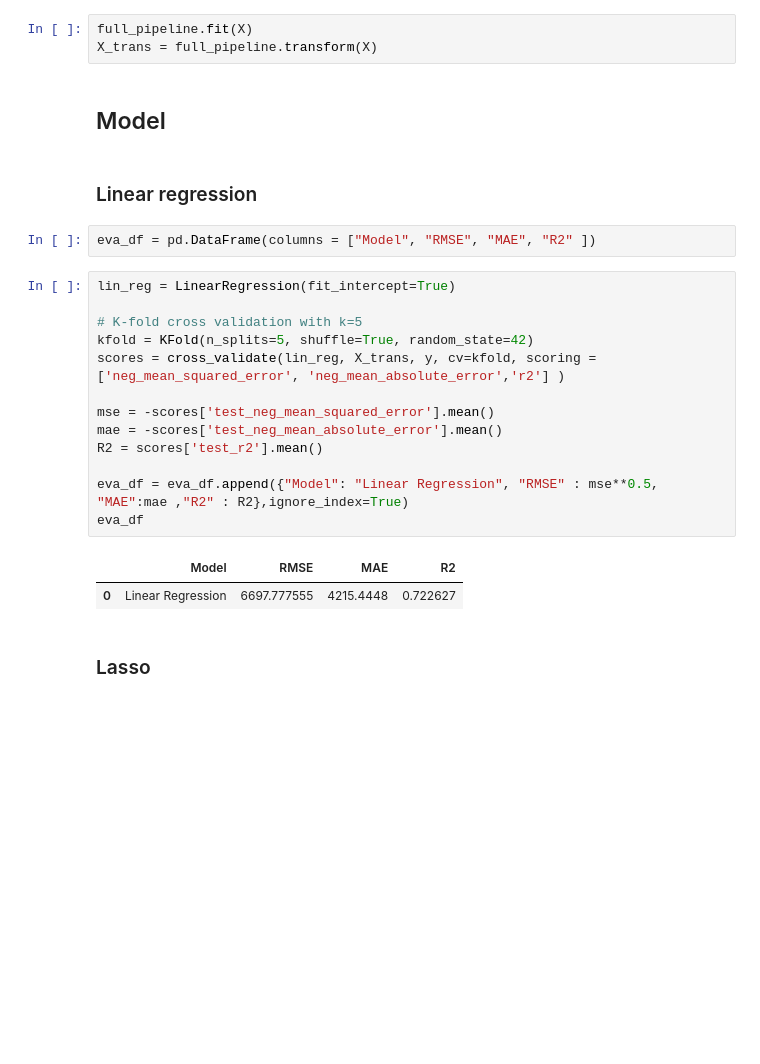
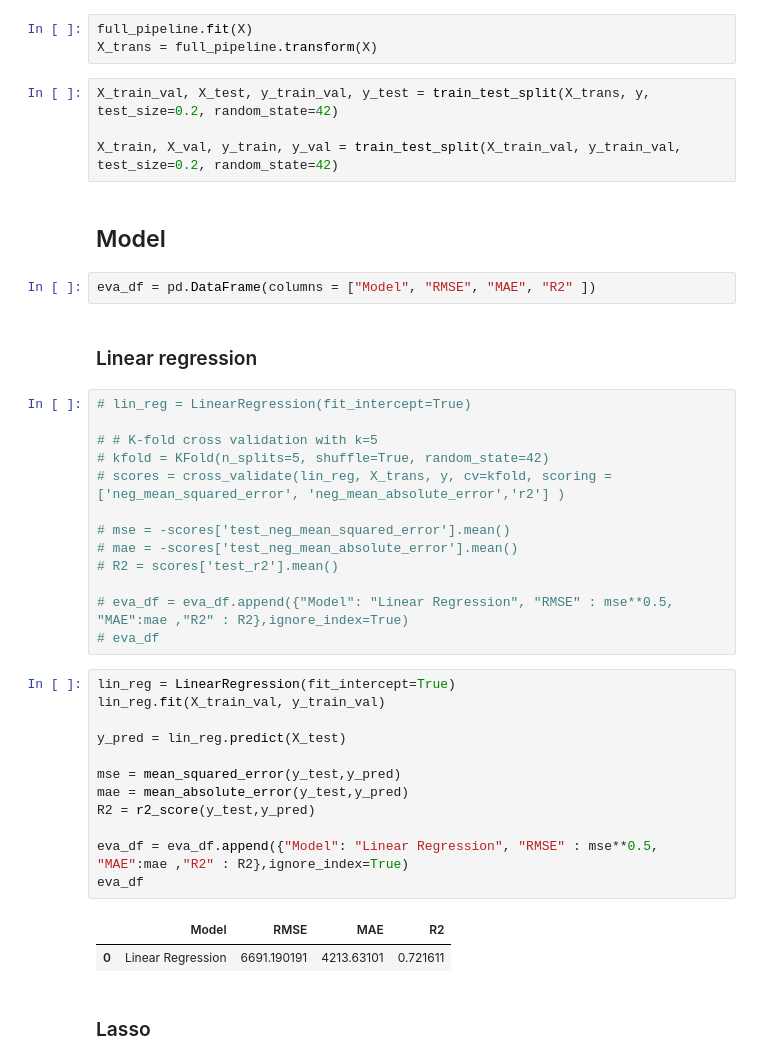
Before and after one commit to nhDuc1993/GMT6740, a Jupyter notebook: scr/model.ipynb, the cells around one changed output. Saved outputs shown, nothing was run; the diff lists cells and outputs as text; blank space fills up the shorter version.

```diff
--- a/scr/model.ipynb
+++ b/scr/model.ipynb
@@ -78,28 +85,44 @@ full_pipeline = ColumnTransformer([
 # %%
 full_pipeline.fit(X)
 X_trans = full_pipeline.transform(X)
+# %%
+X_train_val, X_test, y_train_val, y_test = train_test_split(X_trans, y, test_size=0.2, random_state=42)
+
+X_train, X_val, y_train, y_val = train_test_split(X_train_val, y_train_val, test_size=0.2, random_state=42)
 # %% [markdown]
 ## Model
+# %%
+eva_df = pd.DataFrame(columns = ["Model", "RMSE", "MAE", "R2" ])
 # %% [markdown]
 ### Linear regression
-# %%
-eva_df = pd.DataFrame(columns = ["Model", "RMSE", "MAE", "R2" ])
 # %%
-lin_reg = LinearRegression(fit_intercept=True)
+# lin_reg = LinearRegression(fit_intercept=True)
 
-# K-fold cross validation with k=5
-kfold = KFold(n_splits=5, shuffle=True, random_state=42)
-scores = cross_validate(lin_reg, X_trans, y, cv=kfold, scoring = ['neg_mean_squared_error', 'neg_mean_absolute_error','r2'] )
+# # K-fold cross validation with k=5
+# kfold = KFold(n_splits=5, shuffle=True, random_state=42)
+# scores = cross_validate(lin_reg, X_trans, y, cv=kfold, scoring = ['neg_mean_squared_error', 'neg_mean_absolute_error','r2'] )
 
-mse = -scores['test_neg_mean_squared_error'].mean()
-mae = -scores['test_neg_mean_absolute_error'].mean()
-R2 = scores['test_r2'].mean()
+# mse = -scores['test_neg_mean_squared_error'].mean()
+# mae = -scores['test_neg_mean_absolute_error'].mean()
+# R2 = scores['test_r2'].mean()
 
-eva_df = eva_df.append({"Model": "Linear Regression", "RMSE" : mse**0.5, "MAE":mae ,"R2" : R2},ignore_index=True)
-eva_df
+# eva_df = eva_df.append({"Model": "Linear Regression", "RMSE" : mse**0.5, "MAE":mae ,"R2" : R2},ignore_index=True)
+# eva_df
-# %% [output]
-|  | Model | RMSE | MAE | R2 |
-| 0 | Linear Regression | 6697.777555 | 4215.4448 | 0.722627 |
+# %%
+lin_reg = LinearRegression(fit_intercept=True)
+lin_reg.fit(X_train_val, y_train_val)
+
+y_pred = lin_reg.predict(X_test)
+
+mse = mean_squared_error(y_test,y_pred)
+mae = mean_absolute_error(y_test,y_pred)
+R2 = r2_score(y_test,y_pred)
+
+eva_df = eva_df.append({"Model": "Linear Regression", "RMSE" : mse**0.5, "MAE":mae ,"R2" : R2},ignore_index=True)
+eva_df
+# %% [output]
+|  | Model | RMSE | MAE | R2 |
+| 0 | Linear Regression | 6691.190191 | 4213.63101 | 0.721611 |
 # %% [markdown]
 ### Lasso
 # %%
```
Also changed, not shown: parts of 21 cells of this notebook.
